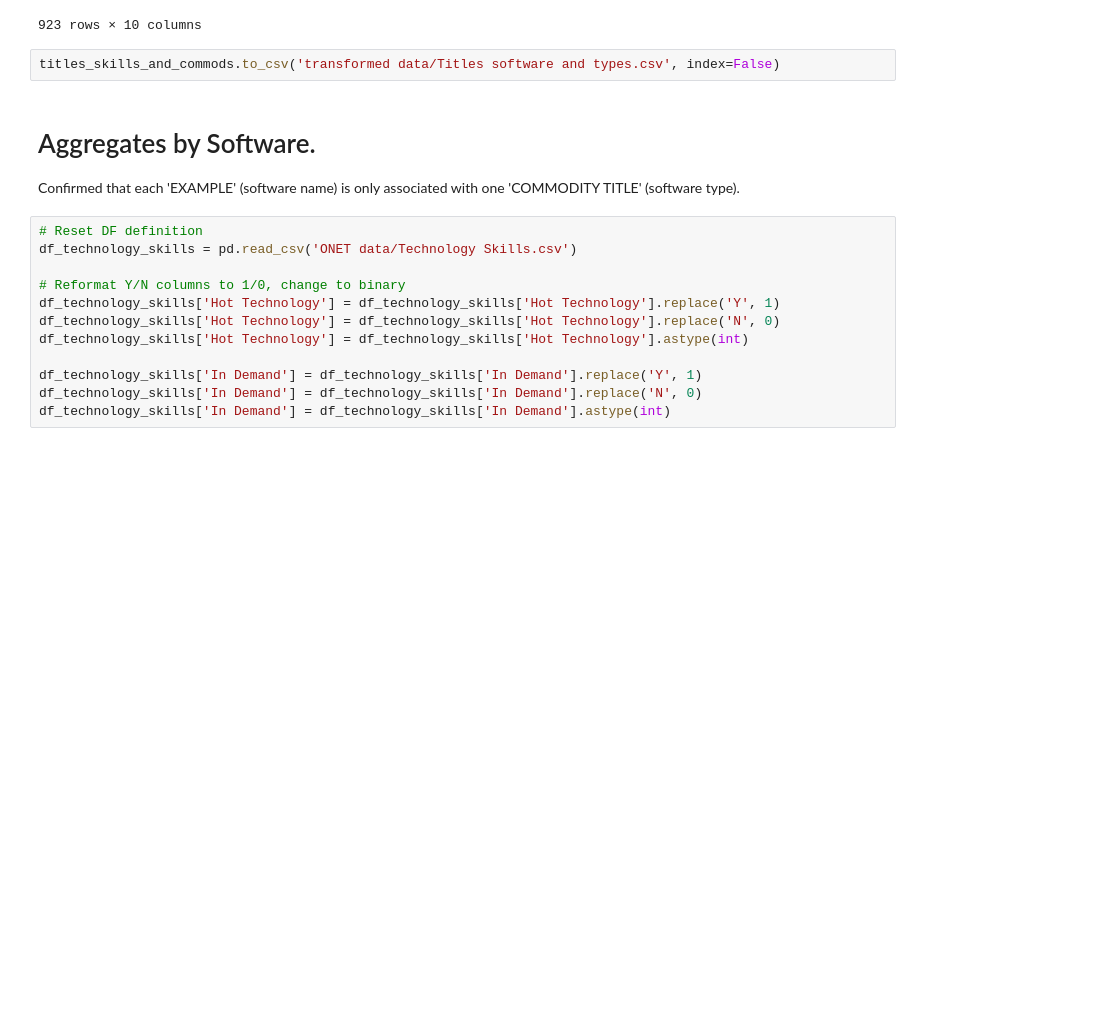
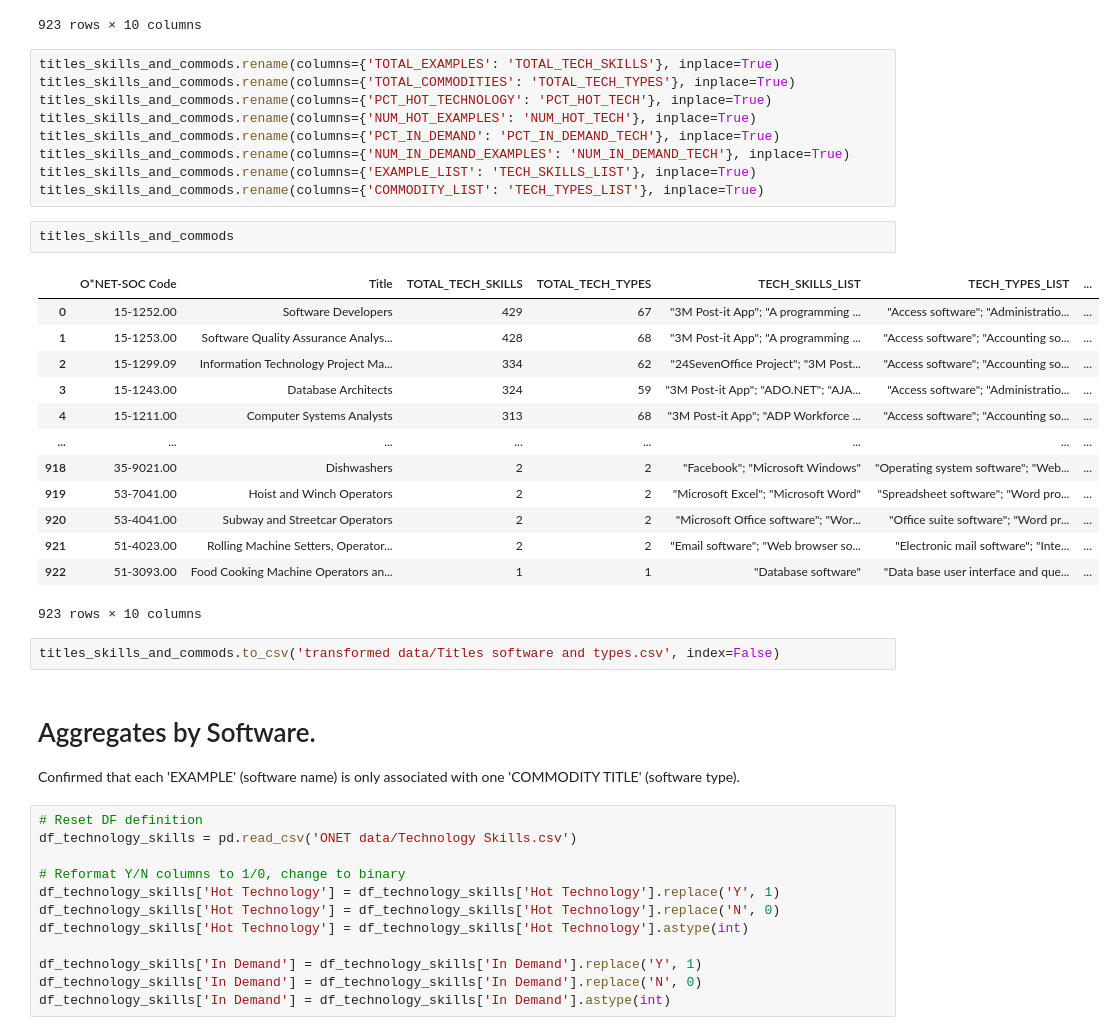
Before and after one commit to matthewcavanaugh96/magnimind, a Jupyter notebook: AI Job Displacement/Part 1-1 Technology Aggregates.ipynb, the cells around one changed output. Cells and saved outputs as stored; diff of their text form; blank space fills up the shorter version.

Commit message:
Relabeled columns for clarity

```diff
--- a/AI Job Displacement/Part 1-1 Technology Aggregates.ipynb
+++ b/AI Job Displacement/Part 1-1 Technology Aggregates.ipynb
@@ -232,6 +226,31 @@ titles_skills_and_commods
 | 921 | 51-4023.00 | Rolling Machine Setters, Operator... | 2 | 2 | "Email software"; "Web browser so... | "Electronic mail software"; "Inte... | ... |
 | 922 | 51-3093.00 | Food Cooking Machine Operators an... | 1 | 1 | "Database software" | "Data base user interface and que... | ... |
 923 rows × 10 columns
+# %%
+titles_skills_and_commods.rename(columns={'TOTAL_EXAMPLES': 'TOTAL_TECH_SKILLS'}, inplace=True)
+titles_skills_and_commods.rename(columns={'TOTAL_COMMODITIES': 'TOTAL_TECH_TYPES'}, inplace=True)
+titles_skills_and_commods.rename(columns={'PCT_HOT_TECHNOLOGY': 'PCT_HOT_TECH'}, inplace=True)
+titles_skills_and_commods.rename(columns={'NUM_HOT_EXAMPLES': 'NUM_HOT_TECH'}, inplace=True)
+titles_skills_and_commods.rename(columns={'PCT_IN_DEMAND': 'PCT_IN_DEMAND_TECH'}, inplace=True)
+titles_skills_and_commods.rename(columns={'NUM_IN_DEMAND_EXAMPLES': 'NUM_IN_DEMAND_TECH'}, inplace=True)
+titles_skills_and_commods.rename(columns={'EXAMPLE_LIST': 'TECH_SKILLS_LIST'}, inplace=True)
+titles_skills_and_commods.rename(columns={'COMMODITY_LIST': 'TECH_TYPES_LIST'}, inplace=True)
+# %%
+titles_skills_and_commods
+# %% [output]
+|  | O*NET-SOC Code | Title | TOTAL_TECH_SKILLS | TOTAL_TECH_TYPES | TECH_SKILLS_LIST | TECH_TYPES_LIST | ... |
+| 0 | 15-1252.00 | Software Developers | 429 | 67 | "3M Post-it App"; "A programming ... | "Access software"; "Administratio... | ... |
+| 1 | 15-1253.00 | Software Quality Assurance Analys... | 428 | 68 | "3M Post-it App"; "A programming ... | "Access software"; "Accounting so... | ... |
+| 2 | 15-1299.09 | Information Technology Project Ma... | 334 | 62 | "24SevenOffice Project"; "3M Post... | "Access software"; "Accounting so... | ... |
+| 3 | 15-1243.00 | Database Architects | 324 | 59 | "3M Post-it App"; "ADO.NET"; "AJA... | "Access software"; "Administratio... | ... |
+| 4 | 15-1211.00 | Computer Systems Analysts | 313 | 68 | "3M Post-it App"; "ADP Workforce ... | "Access software"; "Accounting so... | ... |
+| ... | ... | ... | ... | ... | ... | ... | ... |
+| 918 | 35-9021.00 | Dishwashers | 2 | 2 | "Facebook"; "Microsoft Windows" | "Operating system software"; "Web... | ... |
+| 919 | 53-7041.00 | Hoist and Winch Operators | 2 | 2 | "Microsoft Excel"; "Microsoft Word" | "Spreadsheet software"; "Word pro... | ... |
+| 920 | 53-4041.00 | Subway and Streetcar Operators | 2 | 2 | "Microsoft Office software"; "Wor... | "Office suite software"; "Word pr... | ... |
+| 921 | 51-4023.00 | Rolling Machine Setters, Operator... | 2 | 2 | "Email software"; "Web browser so... | "Electronic mail software"; "Inte... | ... |
+| 922 | 51-3093.00 | Food Cooking Machine Operators an... | 1 | 1 | "Database software" | "Data base user interface and que... | ... |
+923 rows × 10 columns
 # %%
 titles_skills_and_commods.to_csv('transformed data/Titles software and types.csv', index=False)
 # %% [markdown]
```
Also changed, not shown: parts of 3 cells of this notebook, 3 other files.
